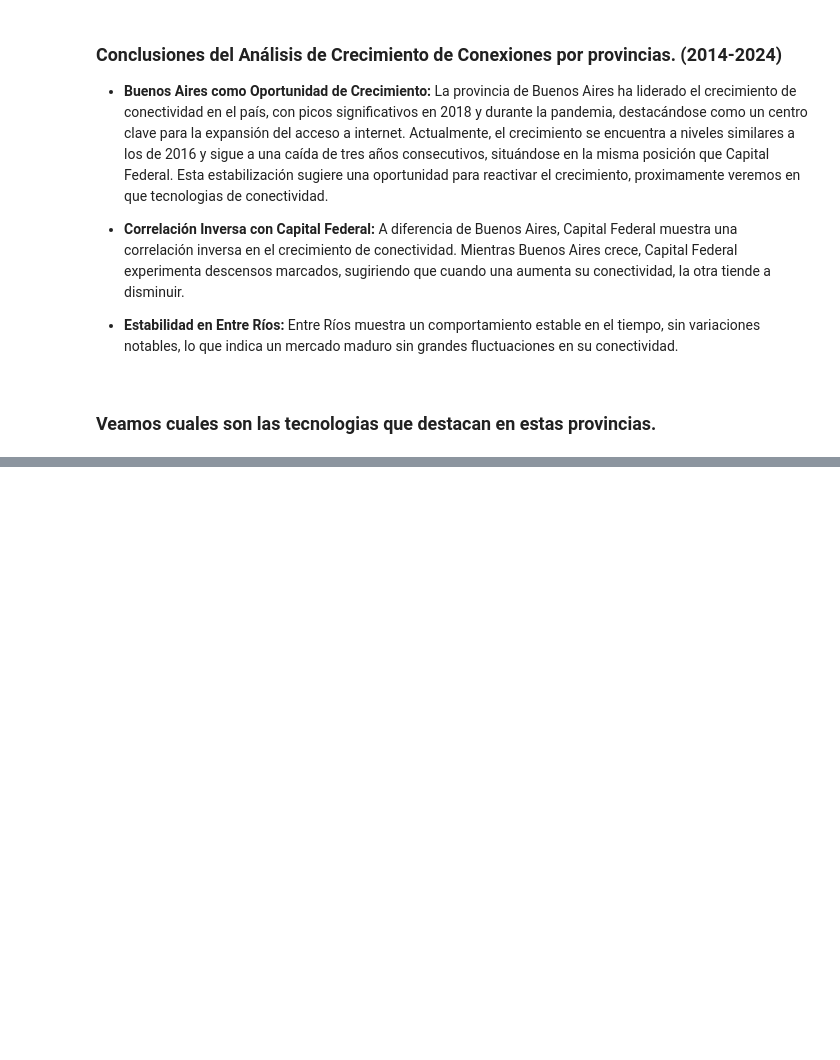
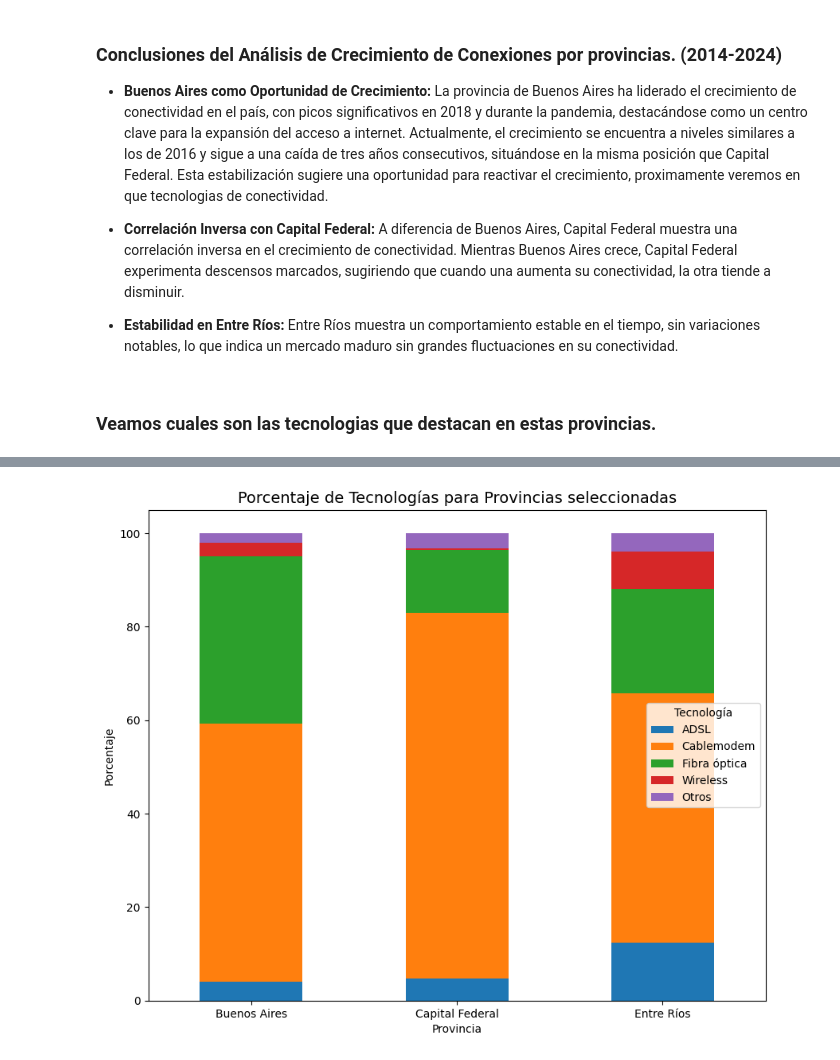
Before and after one commit to mauricioarcez/Analisis-de-Mercado-Internet-Arg, a Jupyter notebook: notebooks/eda.ipynb, the cells around one changed output, grey strips where cells are left out. Drawn from its saved outputs; the diff is of its cells as text; code cells hidden in the pictures; blank space fills up the shorter version.

```diff
--- a/notebooks/eda.ipynb
+++ b/notebooks/eda.ipynb
@@ -72,0 +95,23 @@ plt.show()
+# %%
+# Mantener la columna 'Provincia' en el DataFrame antes de calcular los porcentajes
+df_percent = actual[['Provincia', 'ADSL', 'Cablemodem', 'Fibra óptica', 'Wireless', 'Otros']].copy()
+# Calcular los porcentajes de cada tecnología respecto al Total
+df_percent[['ADSL', 'Cablemodem', 'Fibra óptica', 'Wireless', 'Otros']] = df_percent[['ADSL', 'Cablemodem', 'Fibra óptica', 'Wireless', 'Otros']].div(actual['Total'], axis=0) * 100
+provincias_interes = ['Buenos Aires', 'Capital Federal', 'Entre Ríos']
+df_filtrado = df_percent[df_percent['Provincia'].isin(provincias_interes)]
+# Establecer 'Provincia' como índice para que se muestre en el eje x
+df_filtrado.set_index('Provincia', inplace=True)
+
+
+# Crear gráfico de barras apiladas con tecnologias sobre el total de las provincias seleccionadas.
+fig, ax = plt.subplots(figsize=(10,8))
+
+df_filtrado.plot(kind='bar', stacked=True, ax=ax)
+ax.set_title('Porcentaje de Tecnologías para Provincias seleccionadas', fontsize=14)
+ax.set_ylabel('Porcentaje')
+ax.set_xticklabels(ax.get_xticklabels(), rotation=0, ha='center')
+ax.legend(title='Tecnología')
+
+plt.show()
+# %% [output]
+[figure, added]
```
Also changed, not shown: parts of 6 cells of this notebook, 1 other file.
